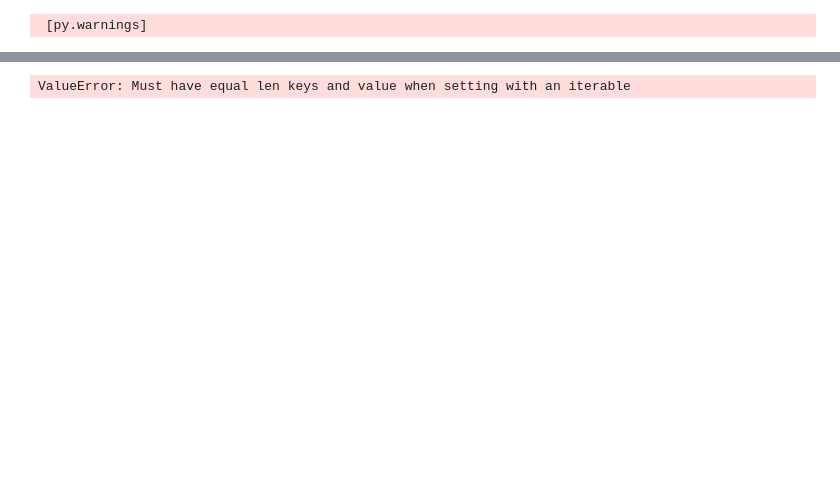
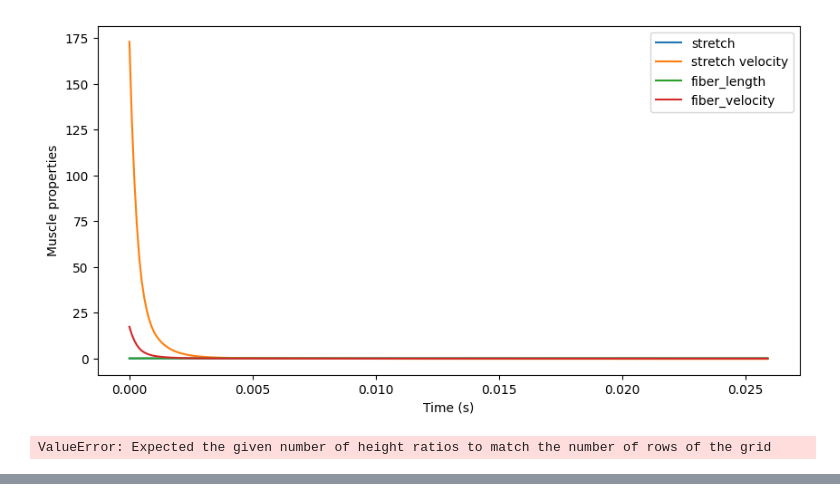
Before and after one commit to MathieuCharbonnier/Loop, a Jupyter notebook: Loop.ipynb, the cells around one changed output, grey strips where cells are left out. Saved outputs shown, nothing was run; the diff lists cells and outputs as text; code cells hidden in the pictures; blank space fills up the shorter version.

```diff
--- a/Loop.ipynb
+++ b/Loop.ipynb
@@ -54,7 +34,7 @@ The autoreload extension is already loaded. To reload it, use:
 t_stretching_afferent = 16*ms
 t_motoneuron_muscle = 10*ms
 t_reaction = t_stretching_afferent + t_motoneuron_muscle
-n_loop = 10
+n_loop = 1
 dt = 0.1*ms
 
 name_activation = 'activation.npy'#input  opensim script
@@ -72,57 +52,37 @@ velocity = velocity_init
 data = []
 for j in range(n_loop):
 
-    time = np.arange(0, t_reaction, dt)
     spikes_Ia, spikes_II,spikes_motoneuron= run_neural_simulations(stretch, velocity, neuron_population=neuron_population, dt=dt,T=t_reaction, w=500*uS, p=0.4 )
-    activations=decode_spikes_to_activation(spikes_motoneuron, time, dt)
+    dt_second=dt/second #decode_spikes_to_activatio and opensim does not accept time with units
+    t_reaction_second= t_reaction/second
+    activations=decode_spikes_to_activation(spikes_motoneuron, dt_second, t_reaction_second)
     mean_activation = np.mean(activations, axis=0)
     np.save(name_activation, mean_activation)
-    !source /usr/local/etc/profile.d/conda.sh && conda activate opensim_env && python muscle_sim.py --dt dt --T t_reaction --activation name_activation  --output name_output_opensim
+    !source /usr/local/etc/profile.d/conda.sh && conda activate opensim_env && python muscle_sim.py --dt {dt_second} --T {t_reaction_second} --activation {name_activation}  --output {name_output_opensim}
 
-    table = load_sto_file(name_output_opensim)
+    table = load_sto_file(name_output_opensim)[:-1] #don't include the last element
 
     # Create batch data dictionary
     batch_data = {
-        'time': time+j*t_reaction/second,
-        **{f'spikes_times_II_{i}': spikes_Ia[i] for i in range(n['II'])},
-        **{f'spikes_times_Ia_{i}': spikes_II[i] for i in range(n['Ia'])},
-        **{f'spikes_times_motor_{i}': spikes_motoneuron[i] for i in range(n['motor'])},
-        **{f'activation_motor_{i}': activations[i] for i in range(n['motor'])},
-        'mean_activation': mean_activation,  # Fixed variable name
-        'stretch': table['stretch'],
-        'velocity': table['velocity'],
-        'fiber_length': table['fiber_length'],
-        'fiber_velocity': table['fiber_velocity']
+        **{f'spikes_times_II_{i}': spikes_Ia[i] for i in range(neuron_population['II'])},
+        **{f'spikes_times_Ia_{i}': spikes_II[i] for i in range(neuron_population['Ia'])},
+        **{f'spikes_times_motoneuron_{i}': spikes_motoneuron[i] for i in range(neuron_population['motor'])},
+        **{f'activation{i}': activations[i] for i in range(neuron_population['motor'])},
+        'mean_activation': mean_activation,
+        'stretch': table['stretch'].values,
+        'velocity': table['velocity'].values,
+        'fiber_length': table['fiber_length'].values,
+        'fiber_velocity': table['fiber_velocity'].values
     }
-    print('batch_data', batch_data)
-    data.append(batch_data)
+
+    data.append(pd.DataFrame(batch_data))
 
 # Create DataFrame and apply time shifts
-df = pd.DataFrame(data)
-time_shift = int(t_reaction/dt)
-df['time'] = df['time'].shift(periods=time_shift).fillna(method='bfill')  # Fixed shift operation
+df = pd.concat(data)
 
-# Select columns that contain spike times
-spike_columns = [col for col in df.columns if 'spikes_times' in col]
-time_shift_spikes = int(t_stretching_afferent/dt)
-
-# Shift each of these columns by t_stretching_afferent
-for col in spike_columns:
-    df[col] = df[col].shift(periods=time_shift_spikes)
-
-# Select the remaining columns
-others_columns = [col for col in df.columns if col not in spike_columns]
-for col in others_columns:
-    df[col] = df[col].shift(periods=time_shift)  # Fixed parenthesis
-print('time_shift', time_shift)
-print('input',len(stretch_init))
-print(df.loc[:time_shift, 'stretch'])
-# Set initial values
-df.loc[:time_shift, 'stretch'] = stretch_init
-df.loc[:time_shift, 'velocity'] = velocity_init
-
+df['Time']=df.index*dt_second
 # Save the DataFrame to CSV
-df.to_csv(name_output, mode='a', header=False, index=False)
+df.to_csv(name_output, index=False)
 
 # Plot time series
 plot_times_series(name_output)
@@ -147 +107,2 @@ Simulation complete. Data saved to 'muscle_output.sto'.
+[figure, added]
- [py.warnings]
+ValueError: Expected the given number of height ratios to match the number of rows of the grid
@@ -165 +109,0 @@ Name: stretch, dtype: object
-ValueError: Must have equal len keys and value when setting with an iterable
```
Also changed, not shown: parts of 3 cells of this notebook.
